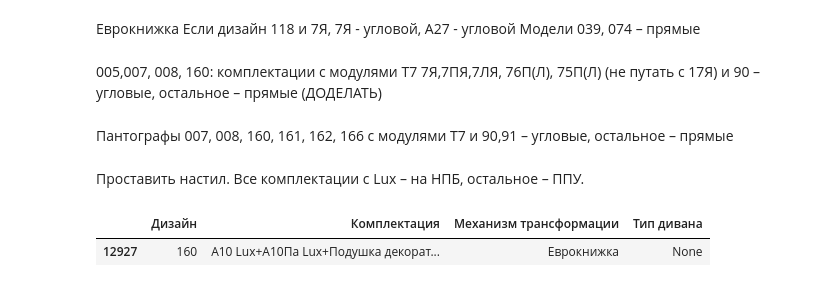
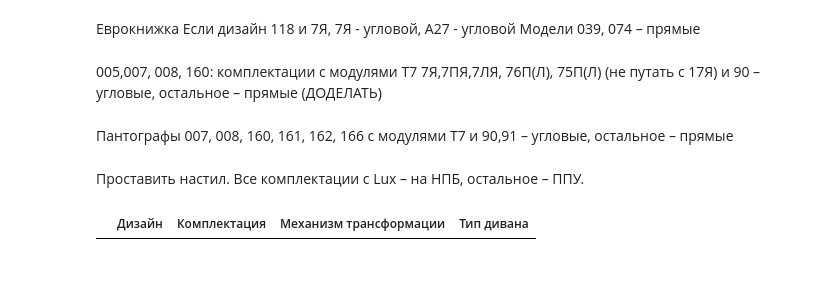
Before and after one commit to Nqam/Moon_report, a Jupyter notebook: report.ipynb, the cells around one changed output. Saved outputs shown, nothing was run; the diff lists cells and outputs as text; code cells hidden in the pictures.

```diff
--- a/report.ipynb
+++ b/report.ipynb
@@ -468,7 +474,6 @@ df2 = df[['Дизайн','Комплектация','Механизм транс
 # %%
 df['Тип дивана'] = ''
 # %%
-df2[(df['Механизм трансформации'] == 'Еврокнижка')&(df['Дизайн'] == '160')]#['Комплектация'].unique()
+df2[(df['Механизм трансформации'] == 'Аккордеон')&(df['Тип дивана'] != 'прямой')&(df['Тип дивана'] != 'угловой')]#['Комплектация'].unique()
 # %% [output]
 |  | Дизайн | Комплектация | Механизм трансформации | Тип дивана |
-| 12927 | 160 | А10 Lux+А10Па Lux+Подушка декорат... | Еврокнижка | None |
```
Also changed, not shown: parts of 6 cells of this notebook.
